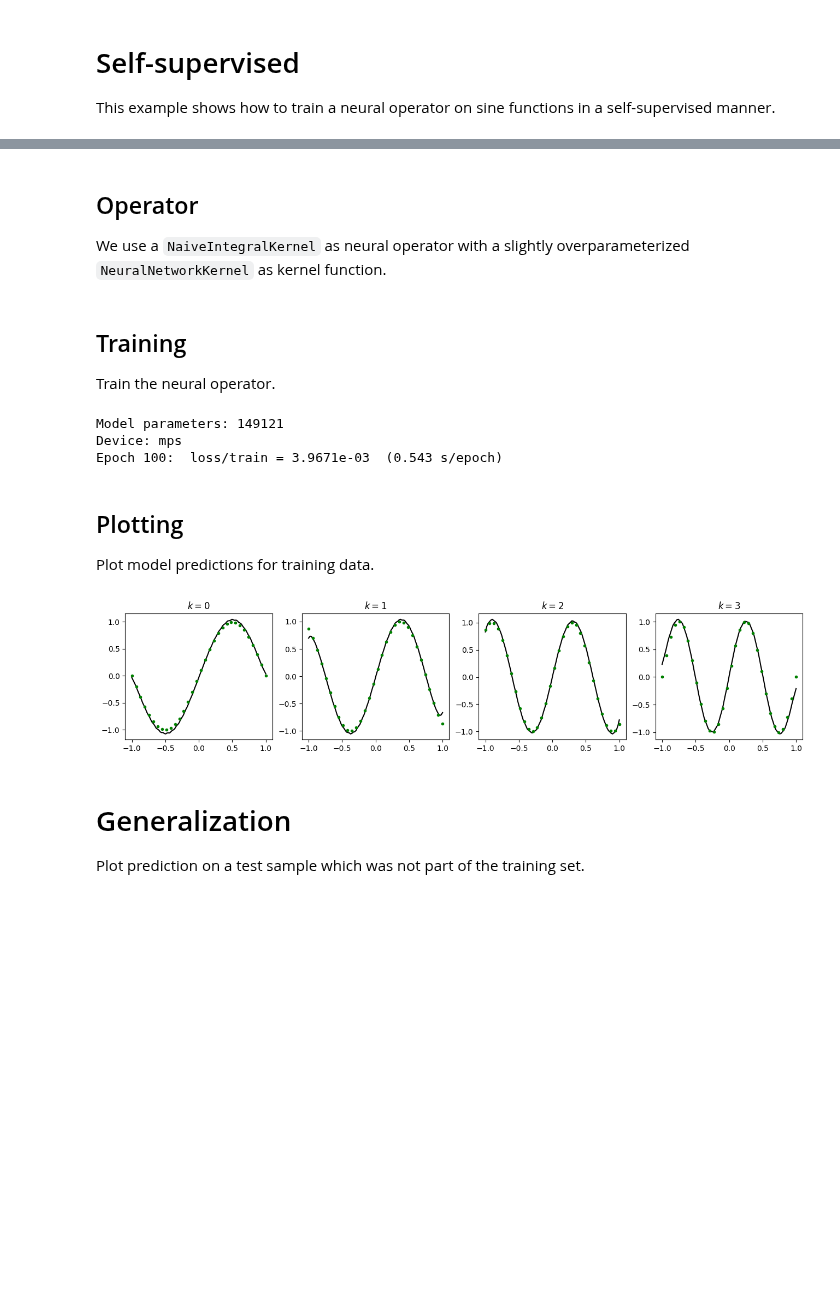
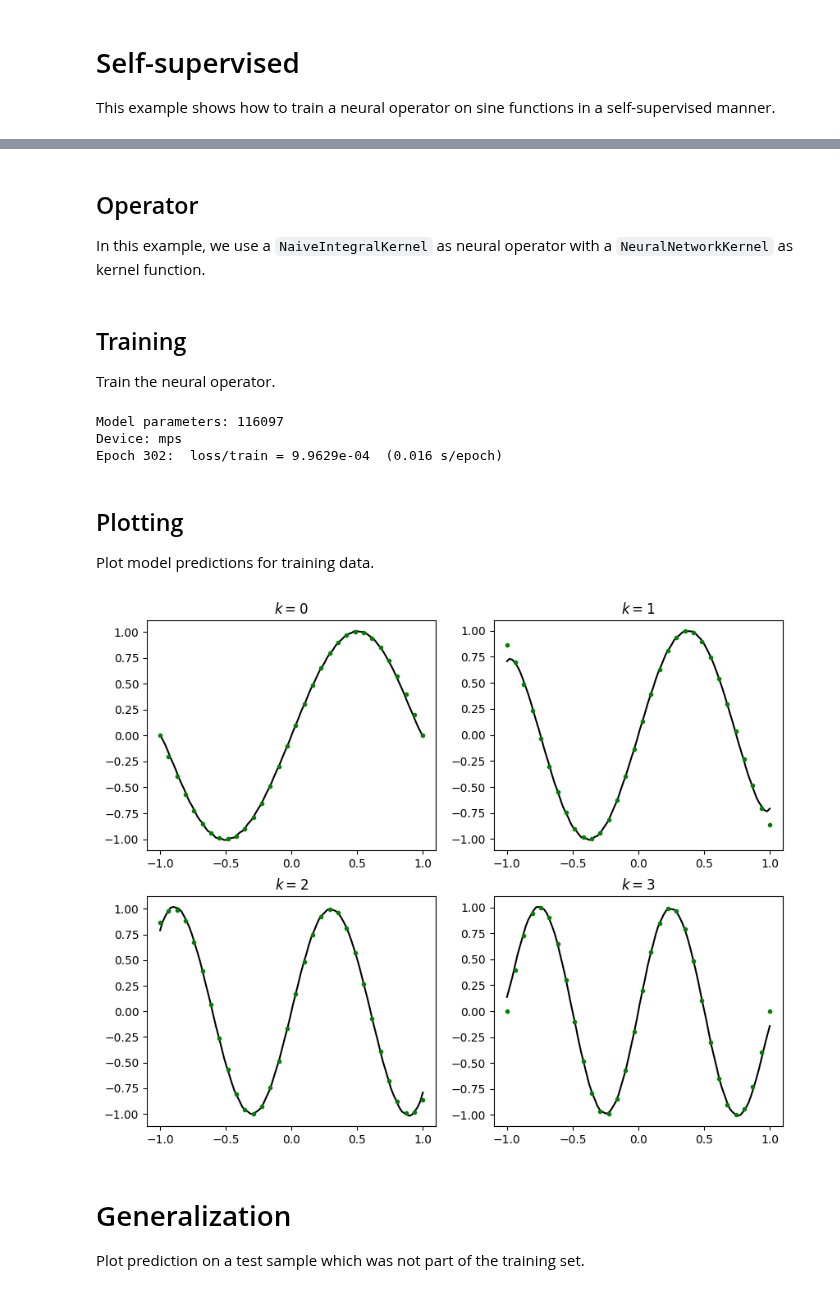
Before and after one commit to aai-institute/continuiti, a Jupyter notebook: examples/selfsupervised.ipynb, the cells around one changed output, grey strips where cells are left out. Cells and saved outputs as stored; diff of their text form; code cells hidden in the pictures; blank space fills up the shorter version.

```diff
--- a/examples/selfsupervised.ipynb
+++ b/examples/selfsupervised.ipynb
@@ -39,20 +42,8 @@ distributed sensor positions.
 # %%
-size = 4
-sine = Sine(
-    num_sensors=32,
-    size=size,
-)
-# Create self-supervised dataset
-dataset = SelfSupervisedOperatorDataset(
-    sine.x.clone().detach(),
-    sine.u.clone().detach(),
-)
-print(f"Dataset contains {len(dataset)} samples.")
-
-# Plot first sample
-x, u, y, v = dataset[0]
+x, u, y, v = dataset[42]
 plt.plot(y, v, 'ro', label='Label')
 plt.plot(x, u, 'k.', label='Sensors')
 plt.legend()
+plt.title("Sample 42")
 plt.show()
 # %% [output]
@@ -61,38 +51,37 @@ Dataloader contains 32 batches.
 # %% [markdown]
 ## Operator
 
-We use a `NaiveIntegralKernel` as neural operator with a slightly overparameterized
+In this example, we use a `NaiveIntegralKernel` as neural operator with a
 `NeuralNetworkKernel` as kernel function.
 # %%
-kernel = NeuralNetworkKernel(dataset.shapes, kernel_width=128, kernel_depth=10)
+kernel = NeuralNetworkKernel(dataset.shapes, kernel_width=128, kernel_depth=8)
 operator = NaiveIntegralKernel(kernel)
 # %% [markdown]
 ## Training
 
 Train the neural operator.
-# %%
-optimizer = torch.optim.Adam(operator.parameters(), lr=1e-4)
-trainer = Trainer(operator, optimizer)
-trainer.fit(dataset, epochs=100, batch_size=4, shuffle=True)
-# %% [output]
-Model parameters: 149121
-Device: mps
-Epoch 100:  loss/train = 3.9671e-03  (0.543 s/epoch)
+# %%
+Trainer(operator).fit(dataset, tol=1e-3, batch_size=128)
+# %% [output]
+Model parameters: 116097
+Device: mps
+Epoch 302:  loss/train = 9.9629e-04  (0.016 s/epoch)
 # %% [markdown]
 ## Plotting
 
 Plot model predictions for training data.
 # %%
-fig, axs = plt.subplots(1, 4, figsize=(16, 3))
-for i in range(size):
+fig, axs = plt.subplots(2, 2, figsize=(10, 8))
+for i in range(len(sine)):
+    ax = axs[i//2][i%2]
     x, u = sine.x[i], sine.u[i]
     y = torch.linspace(-1, 1, 100).reshape(-1, 1)
     v = operator(x.unsqueeze(0), u.unsqueeze(0), y.unsqueeze(0)).squeeze(0).detach()
-    axs[i].plot(y, v, 'k-', label='Prediction')
-    axs[i].plot(x, u, 'g.', label='Sensors')
-    axs[i].set_title(f"$k = {i}$")
+    ax.plot(y, v, 'k-', label='Prediction')
+    ax.plot(x, u, 'g.', label='Sensors')
+    ax.set_title(f"$k = {i}$")
 # %% [output]
-[figure, old version]
+[figure, new version]
 # %% [markdown]
 # Generalization
 
```
Also changed, not shown: parts of 6 cells of this notebook.
